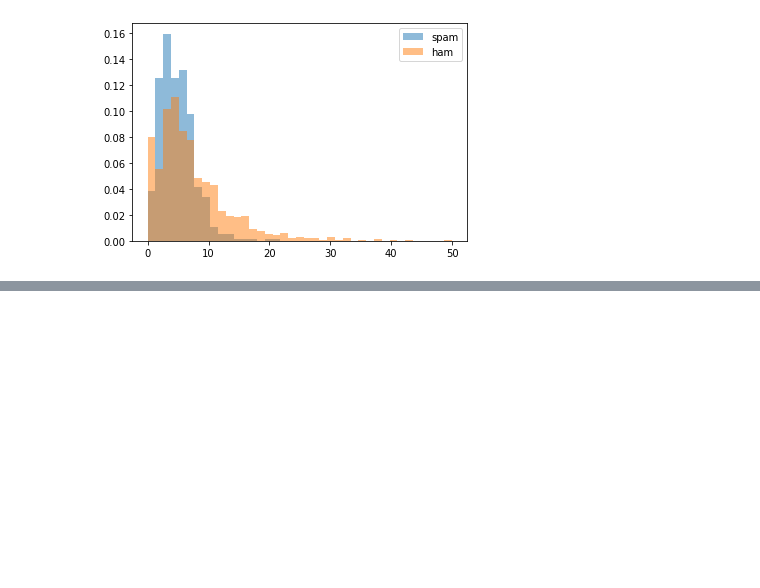
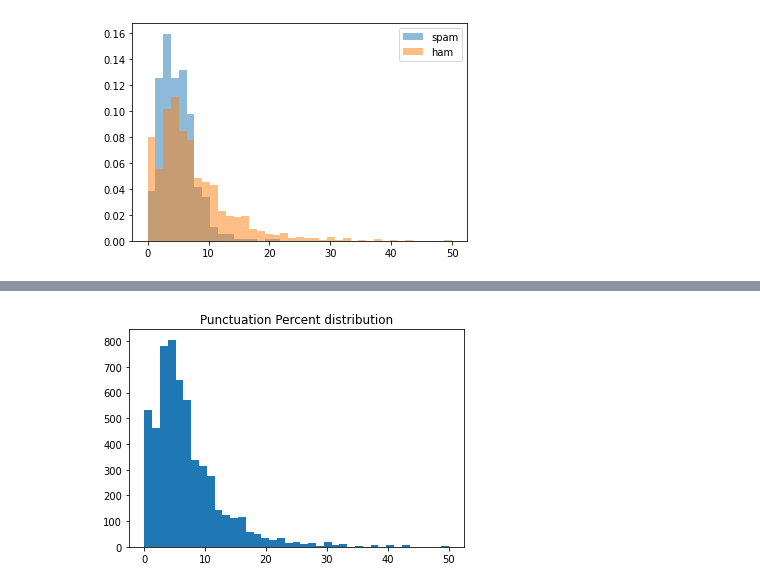
Before and after one commit to hrushikute/DataAnalytics, a Jupyter notebook: nltk_exploration.ipynb, the cells around one changed output, grey strips where cells are left out. Saved outputs shown, nothing was run; the diff lists cells and outputs as text; code cells hidden in the pictures; blank space fills up the shorter version.

```diff
--- a/nltk_exploration.ipynb
+++ b/nltk_exploration.ipynb
@@ -578,0 +588,7 @@ pyplot.show()
+# %%
+bins = np.linspace(0,50,40)
+pyplot.hist(df['percent_punctuation'],bins)
+pyplot.title('Punctuation Percent distribution')
+pyplot.show()
+# %% [output]
+[figure, added]
```
Also changed, not shown: parts of 4 cells of this notebook.
